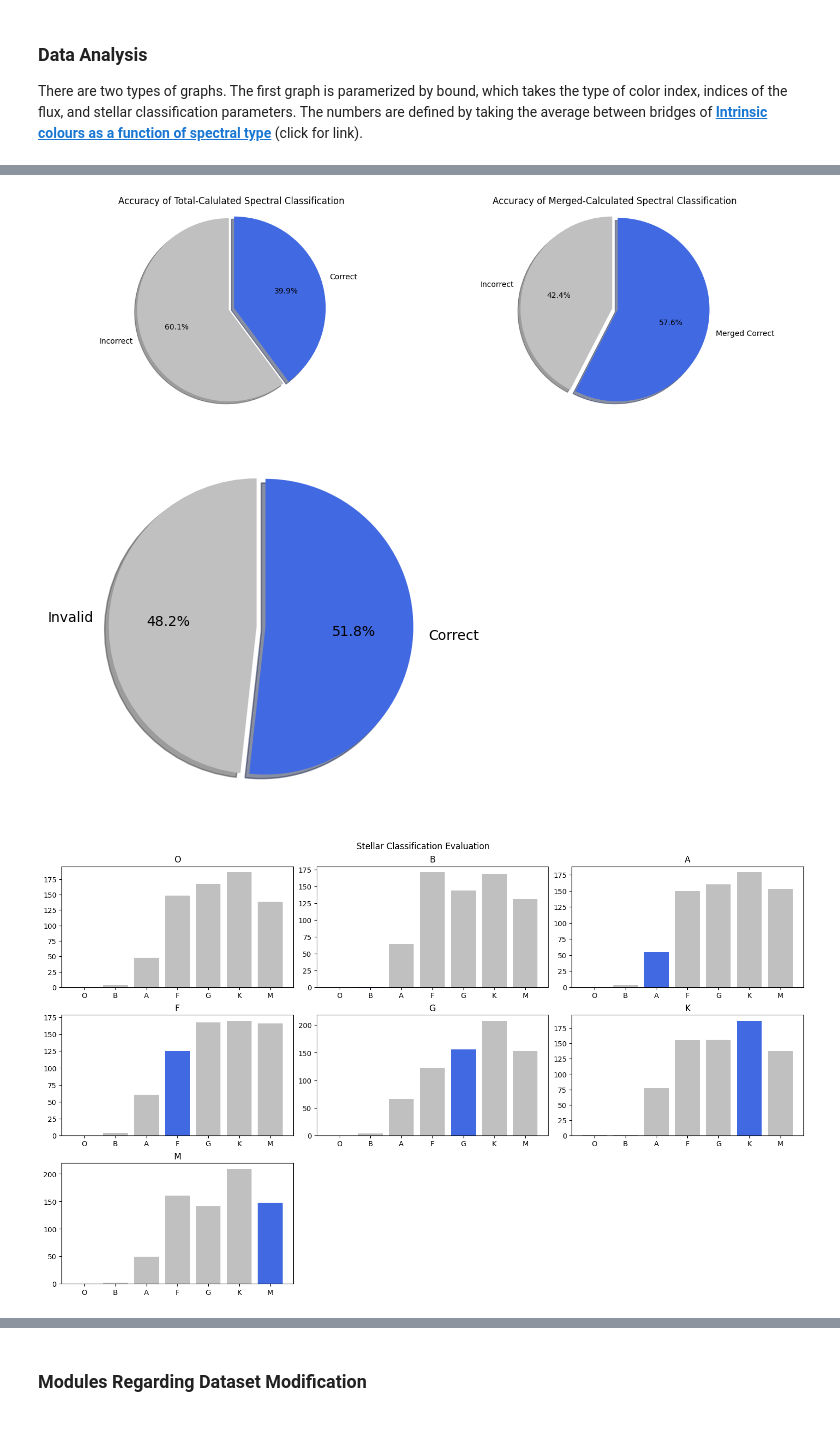
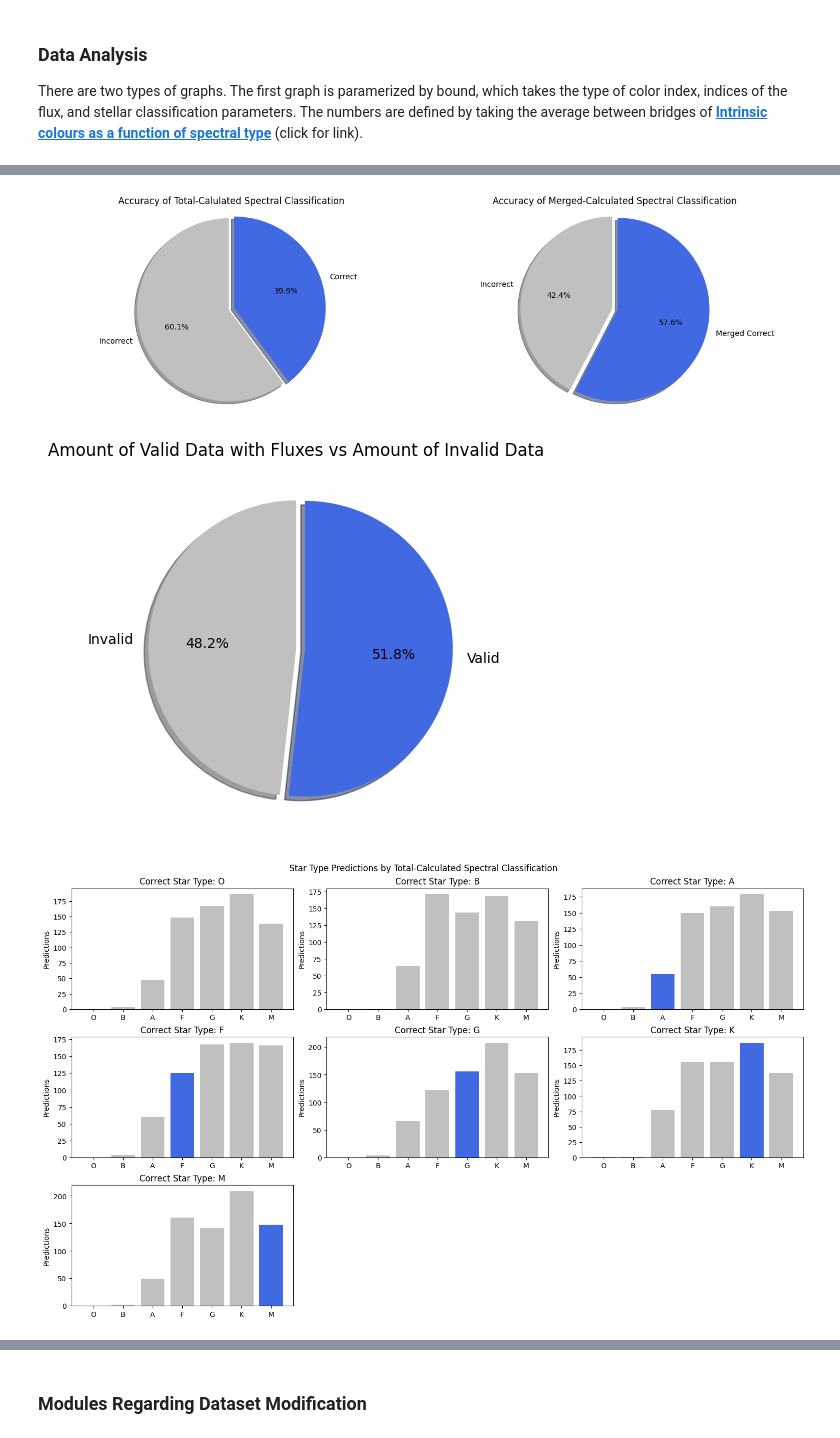
Before and after one commit to dkang2024/Spectral-Classification-AI, a Jupyter notebook: Dataset.ipynb, the cells around one changed output, grey strips where cells are left out. Drawn from its saved outputs; the diff is of its cells as text; code cells hidden in the pictures.

```diff
--- a/Dataset.ipynb
+++ b/Dataset.ipynb
@@ -217,7 +217,8 @@ axes[1].set_title('Accuracy of Merged-Calculated Spectral Classification')
 axes[1].axis('equal')
 
 plt.show()
-plt.pie([inv, correct], labels=["Invalid", "Correct"], colors=["Silver","Royalblue"], explode=(0,0.06), autopct='%1.1f%%', startangle=90, shadow=True)
+plt.title('Amount of Valid Data with Fluxes vs Amount of Invalid Data')
+plt.pie([inv, correct], labels=["Invalid", "Valid"], colors=["Silver","Royalblue"], explode=(0,0.06), autopct='%1.1f%%', startangle=90, shadow=True)
 plt.show()
 
 fig, axes = plt.subplots(nrows=3, ncols=3, figsize=(15, 9), layout="constrained")
@@ -232,44 +233,46 @@ for k in range(7):
         try: prediction[L.index(Ans2[k*1000+i])]+=1
         except: pass
     axes[k].bar(L,prediction,color=colors)
-    axes[k].set_title(L[k])
+    axes[k].set_title(f'Correct Star Type: {L[k]}')
+    axes[k].set(ylabel='Predictions')
     nums.append(prediction[k])
 fig.delaxes(axes[7])
 fig.delaxes(axes[8])
+fig.suptitle('Star Type Predictions by Total-Calculated Spectral Classification')
 plt.show()
 
 def linear(x, m, b):
     return m * x + b
 
 xs=list(range(7))
 # Perform the curve fit
 params_ignore, covariance_ignore = curve_fit(linear, xs[2:], nums[2:])
 m_fit_ignore, b_fit_ignore = params_ignore
 
 params, covariance = curve_fit(linear, xs, nums)
 m_fit, b_fit = params
 
 # Generate the fitted curve
 x_fit = np.linspace(min(xs), max(xs), 1000)
 y_fit = linear(x_fit, m_fit_ignore, b_fit_ignore)
 # Plot the original data and the fitted curve
 plt.scatter(xs, nums, label='Data')
 plt.plot(x_fit, y_fit, label='Fitted Curve (Ignoring O and B)', color='red')
 plt.plot(x_fit, linear(x_fit, m_fit, b_fit), label='Fitted Curve (No Outlier Dropping)', c='g')
 plt.xticks(ticks=range(7), labels=('O', 'B', 'A', 'F', 'G', 'K', 'M'))
 plt.xlabel('X')
 plt.ylabel('Y')
 plt.title('Number of Accurate Predictions from O to M')
 plt.legend()
 plt.show()
 
 print(f'Fitted Curve (Ignoring Outliers): Slope: {m_fit_ignore} +- {np.sqrt(covariance_ignore[0, 0])}', f'Intercept: {b_fit_ignore} +- {np.sqrt(covariance_ignore[1, 1])}')
 print(f'Fitted Curve (No Dropping Outliers): Slope: {m_fit} +- {np.sqrt(covariance[0, 0])}', f'Intercept: {b_fit} +- {np.sqrt(covariance[1, 1])}')
 # %% [output]
 [figure]
 [figure]
-[figure, old version]
+[figure, new version]
-[figure, old version]
+[figure, new version]
 [figure]
 Fitted Curve (Ignoring Outliers): Slope: 24.800000000051906 +- 11.045964529907797 Intercept: 35.00000000007418 +- 46.864058402898145
 Fitted Curve (No Dropping Outliers): Slope: 32.75000000006925 +- 6.162241011680777 Intercept: -2.2500000000070894 +- 22.218275939405157
```
